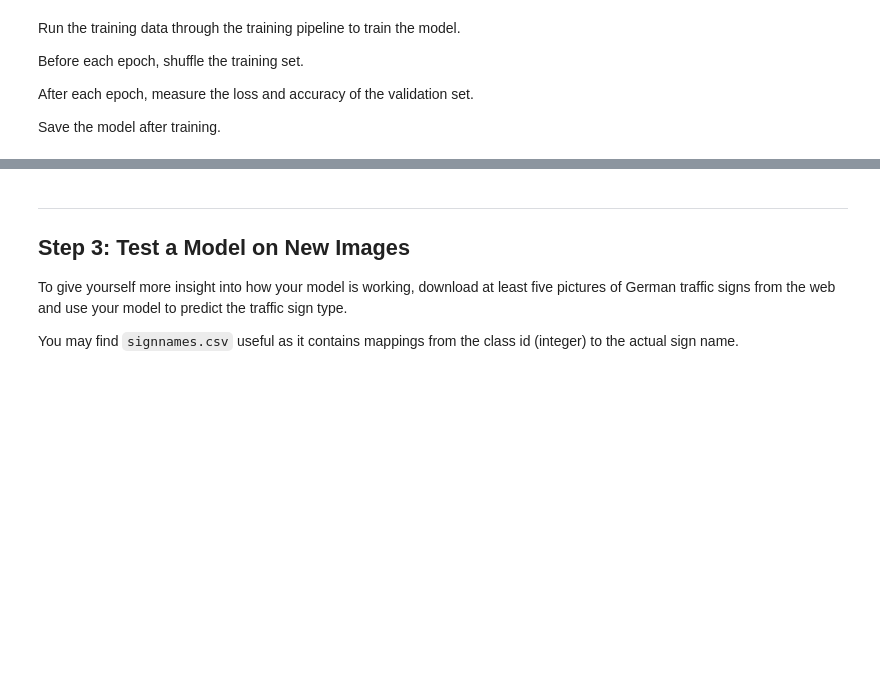
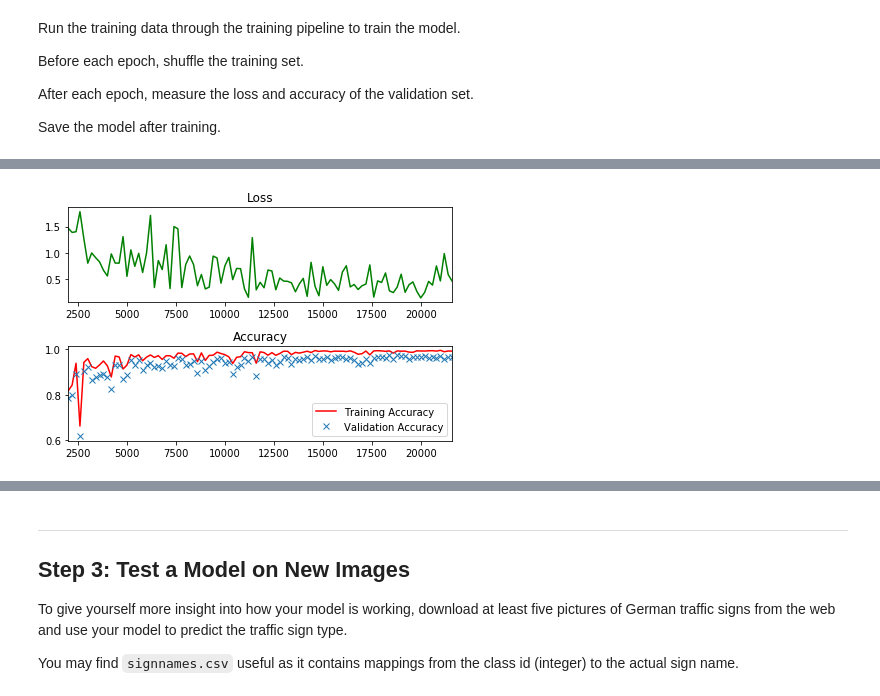
Before and after one commit to AravindaDP/CarND-Traffic-Sign-Classifier-Project, a Jupyter notebook: Traffic_Sign_Classifier.ipynb, the cells around one changed output, grey strips where cells are left out. Cells and saved outputs as stored; diff of their text form; code cells hidden in the pictures; blank space fills up the shorter version.

```diff
--- a/Traffic_Sign_Classifier.ipynb
+++ b/Traffic_Sign_Classifier.ipynb
@@ -390,7 +390,7 @@ Shuffle the training data.
 # %%
 from sklearn.utils import shuffle
 
-X_train, y_train = shuffle(X_train_extended, y_train_extended)
+X_train, y_train = shuffle(X_train, y_train)
 # %% [markdown]
 Plotting the count of each sign in extended training set.
 # %%
@@ -513,9 +513,11 @@ one_hot_y = tf.one_hot(y, 43)
 
 keep_prob = tf.placeholder(tf.float32)
 is_train = tf.placeholder(tf.bool)
+rate = tf.placeholder(tf.float32)
+beta = tf.placeholder(tf.float32)
 # %%
-rate = 0.001
-beta = 1e-6
+#rate = 0.001
+#beta = 1e-6
 
 logits = Sermanet(x,keep_prob,is_train)
 cross_entropy = tf.nn.softmax_cross_entropy_with_logits(labels=one_hot_y, logits=logits)
@@ -550,3 +552,77 @@ Before each epoch, shuffle the training set.
 After each epoch, measure the loss and accuracy of the validation set.
 
 Save the model after training.
+# %%
+# TODO: Find the best parameters for each configuration
+perturb_rates = [0.8,0.6,0.4,0.2] # 1.0-keep (0.6)
+batch_sizes = [16,32,64,128] #16
+learn_rates = [0.01,0.005,0.001,0.0005,0.0001] # 0.001
+l2_beta = [1e-4,1e-5,1e-6,1e-7] # 1e-6
+dropouts = [0.6,0.5,0.4,0.2] # 1.0-keep_prob
+
+for step in dropouts:
+    BATCH_SIZE =  16
+    keep_ratio = 0.4
+    keep_p = 1.0 - step
+    print("keep_p = {}".format(keep_p))
+
+    # Measurements use for graphing loss and accuracy
+    log_batch_step = 200
+    batches = []
+    loss_batch = []
+    train_acc_batch = []
+    valid_acc_batch = []
+
+
+    with tf.Session() as sess:
+        sess.run(tf.global_variables_initializer())
+        num_examples = len(X_train)
+        batch_i = 0
+
+        print("Training...")
+        print()
+        for i in range(EPOCHS):
+            X_train, y_train = shuffle(X_train, y_train)
+            for offset in range(0, num_examples, BATCH_SIZE):
+                batch_i = batch_i + 1
+                end = offset + BATCH_SIZE
+                batch_x, batch_y = make_perturb_images(X_train[offset:end],keep_ratio), y_train[offset:end]
+                _,l = sess.run([training_operation,loss], feed_dict={x: batch_x, y: batch_y, keep_prob: keep_p, rate: 0.001,beta:1e-6,is_train: True})
+
+                # Log every 200 batches
+                if not batch_i % log_batch_step and batch_i >= 2000:
+                    # Calculate Training and Validation accuracy
+                    training_accuracy = evaluate(X_train, y_train)
+                    validation_accuracy = evaluate(X_valid, y_valid)
+
+                    # Log batches
+                    #previous_batch = batches[-1] if batches else 0
+                    batches.append(batch_i)
+                    loss_batch.append(l)
+                    train_acc_batch.append(training_accuracy)
+                    valid_acc_batch.append(validation_accuracy)
+
+            if i > 5:
+                validation_accuracy = evaluate(X_valid, y_valid)
+                training_accuracy = evaluate(X_train, y_train)
+                print("EPOCH {} ...".format(i+1))
+                print("Training Accuracy = {:.3f}".format(training_accuracy))
+                print("Validation Accuracy = {:.3f}".format(validation_accuracy))
+                print()
+
+        #saver.save(sess, './lenet')
+        #print("Model saved")
+    loss_plot = plt.subplot(211)
+    loss_plot.set_title('Loss')
+    loss_plot.plot(batches, loss_batch, 'g')
+    loss_plot.set_xlim([batches[0], batches[-1]])
+    acc_plot = plt.subplot(212)
+    acc_plot.set_title('Accuracy')
+    acc_plot.plot(batches, train_acc_batch, 'r', label='Training Accuracy')
+    acc_plot.plot(batches, valid_acc_batch, 'x', label='Validation Accuracy')
+    #acc_plot.set_ylim([0, 1.0])
+    acc_plot.set_xlim([batches[0], batches[-1]])
+    acc_plot.legend(loc=4)
+    plt.tight_layout()
+    plt.show()
+# %% [output]
@@ -552,0 +647 @@ Save the model after training.
+[figure, added]
```
Also changed, not shown: parts of 4 cells of this notebook, 3 other files.
